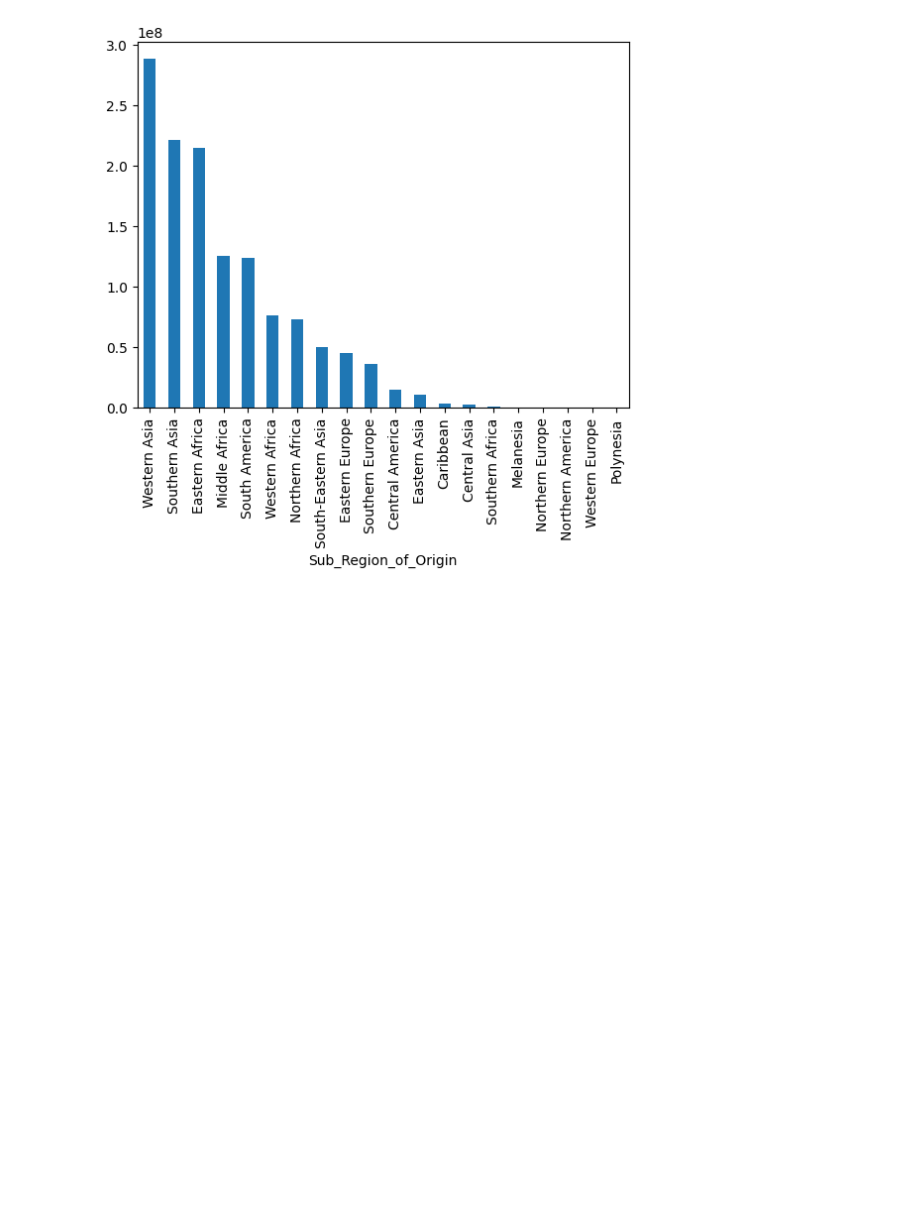
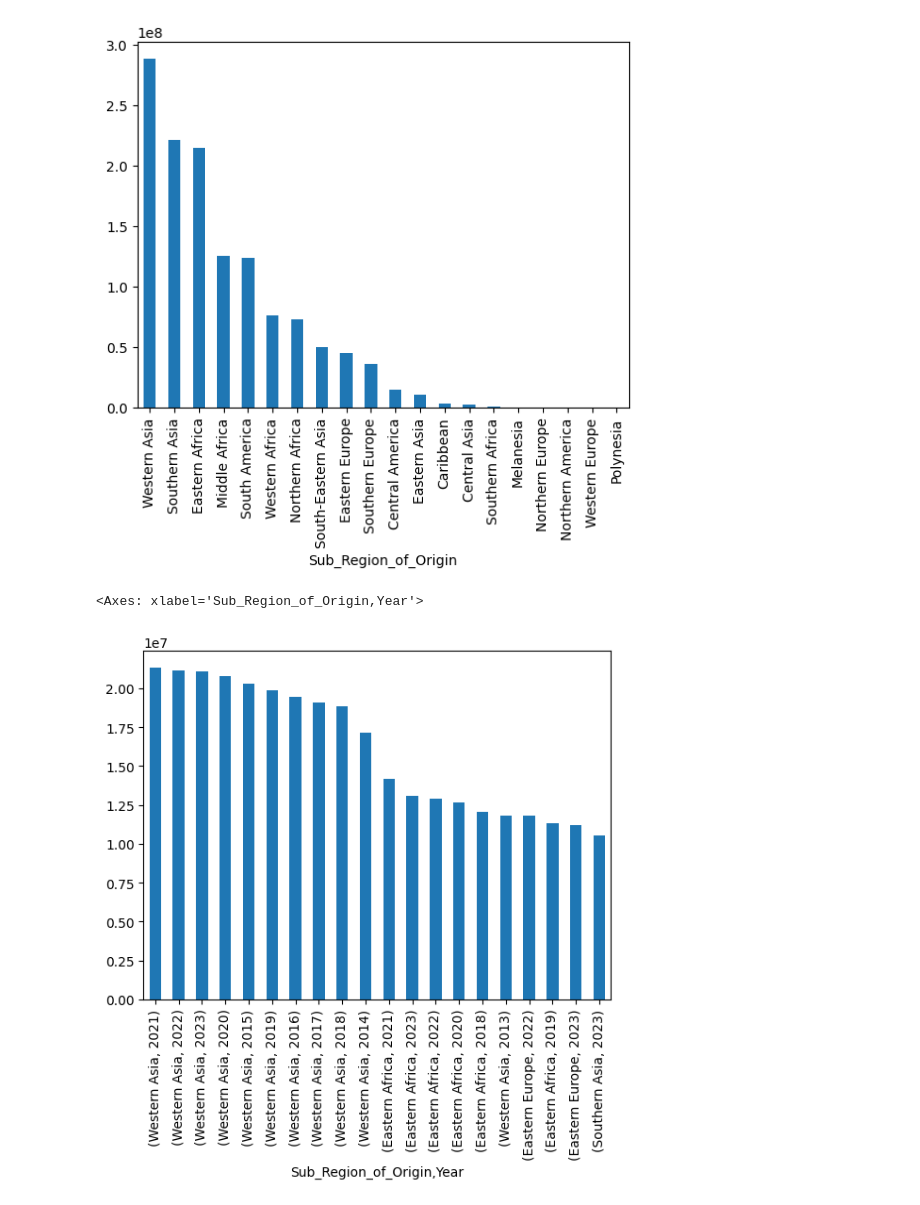
Before and after one commit to IoanaCretuAndrei/Refugee-flow-study, a Jupyter notebook: sucio.ipynb, the cells around one changed output. Drawn from its saved outputs; the diff is of its cells as text; code cells hidden in the pictures; blank space fills up the shorter version.

```diff
--- a/sucio.ipynb
+++ b/sucio.ipynb
@@ -272,0 +271,7 @@ population.groupby(['Sub_Region_of_Origin'])['Total refugees'].sum().nlargest(20
+# %%
+#como hago una columna apilada?
+population.groupby(['Sub_Region_of_Origin', 'Year'])['Total refugees'].sum().nlargest(20).plot(kind='bar', stacked=True)
+# en el eje x los años y en el eje y el numero de refugiados de cada subregion de origen.
+# %% [output]
+<Axes: xlabel='Sub_Region_of_Origin,Year'>
+[figure, added]
```
Also changed, not shown: parts of 6 cells of this notebook.
